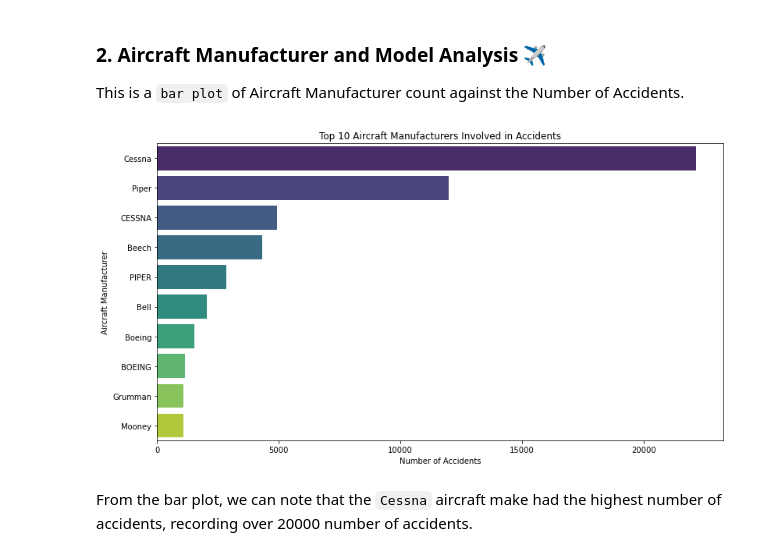
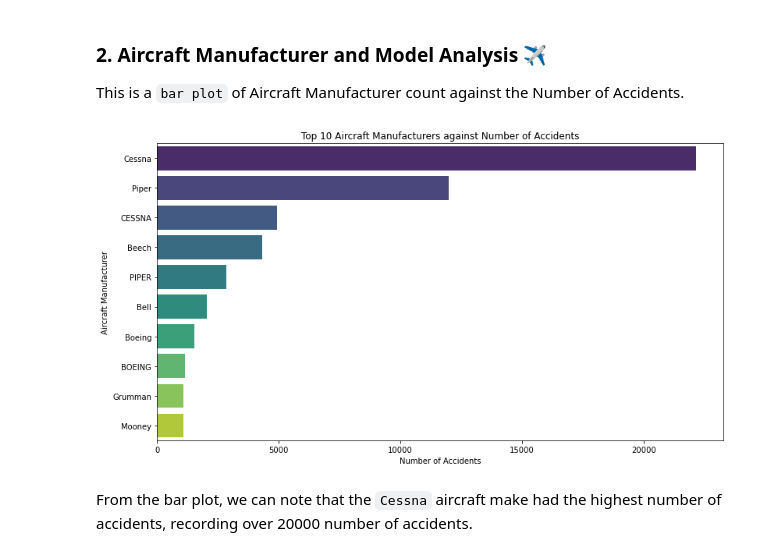
Before and after one commit to Patricknmaina/dsc-phase-1-project, a Jupyter notebook: index.ipynb, the cells around one changed output. Saved outputs shown, nothing was run; the diff lists cells and outputs as text; code cells hidden in the pictures.

Commit message:
added more visualization plots

```diff
--- a/index.ipynb
+++ b/index.ipynb
@@ -678,13 +675,13 @@ From the plot, we can see that between `1948 and 1980`, aviation accidents were
 This is a `bar plot` of Aircraft Manufacturer count against the Number of Accidents.
 # %%
 plt.figure(figsize=(13, 7))
-top_10_aircraft_makes = aviation_df_clean['Make'].value_counts().nlargest(10)
+top_10_aircraft_makes = aviation_df_clean['Make'].value_counts().nlargest(10) # Picks the top 10 aircraft manufacturers in the Make column
 sns.barplot(x=top_10_aircraft_makes.values, y=top_10_aircraft_makes.index, palette="viridis")
 plt.xlabel("Number of Accidents")
 plt.ylabel("Aircraft Manufacturer")
-plt.title("Top 10 Aircraft Manufacturers Involved in Accidents")
+plt.title("Top 10 Aircraft Manufacturers against Number of Accidents")
 plt.show()
 # %% [output]
-[figure, old version]
+[figure, new version]
 # %% [markdown]
 From the bar plot, we can note that the `Cessna` aircraft make had the highest number of accidents, recording over 20000 number of accidents.
```
Also changed, not shown: parts of 17 cells of this notebook.
